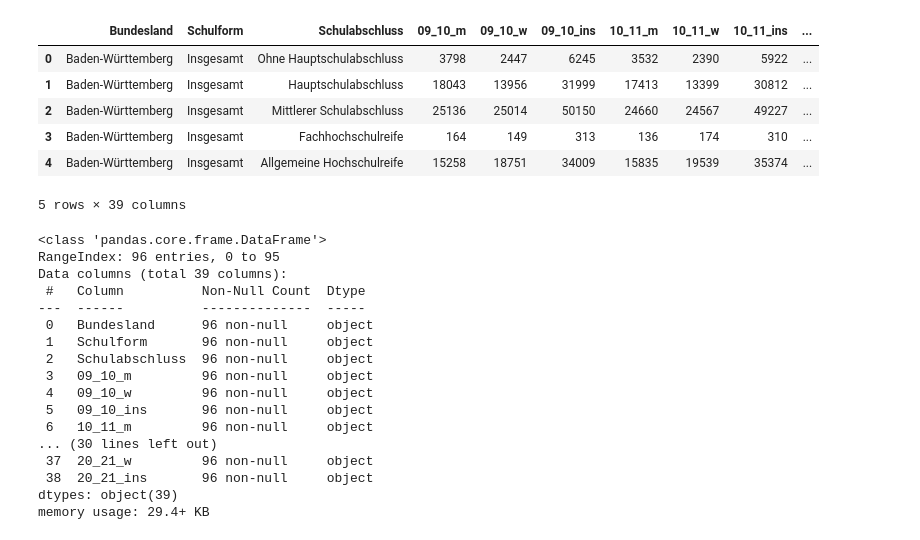
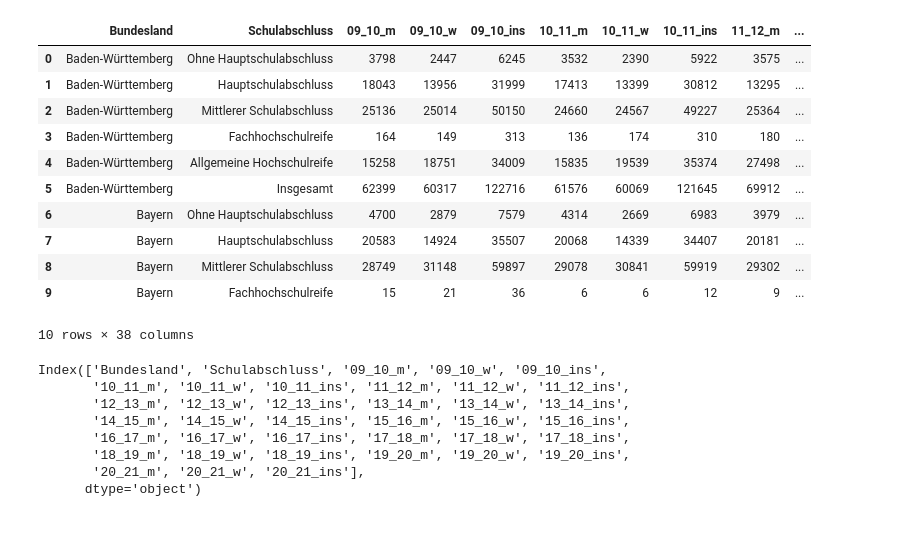
Before and after one commit to Stargazer-ger/capstone_project_hh_23_1, a Jupyter notebook: eda_schulform_gender.ipynb, the cells around one changed output. Saved outputs shown, nothing was run; the diff lists cells and outputs as text; code cells hidden in the pictures.

```diff
--- a/eda_schulform_gender.ipynb
+++ b/eda_schulform_gender.ipynb
@@ -5,30 +1,41 @@ df = pd.read_csv("./data/graduation_gender_insgesamt.csv", delimiter=";")
+# %%
+import pandas as pd
+
+df = pd.read_csv("./data/graduation_gender_insgesamt.csv", delimiter=";")
+
+# drop column 'Schulform' because it does not hold any import information and has the same value in each row.
+df2 = df.drop(columns='Schulform')
+
+# replace values '-' with 0. For now, the dataframe does not show any null-values, because the dataset has '-' as null-values.
+df3 = df2.replace(to_replace='-', value=0)
+
+# change values from object to integer
+df3.iloc[:, 2:38] = df3.iloc[:, 2:38].astype(int)
+
+df = df3
 # %%
-df.head()
+df.head(10)
 # %% [output]
-|  | Bundesland | Schulform | Schulabschluss | 09_10_m | 09_10_w | 09_10_ins | 10_11_m | 10_11_w | 10_11_ins | ... |
-| 0 | Baden-Württemberg | Insgesamt | Ohne Hauptschulabschluss | 3798 | 2447 | 6245 | 3532 | 2390 | 5922 | ... |
-| 1 | Baden-Württemberg | Insgesamt | Hauptschulabschluss | 18043 | 13956 | 31999 | 17413 | 13399 | 30812 | ... |
-| 2 | Baden-Württemberg | Insgesamt | Mittlerer Schulabschluss | 25136 | 25014 | 50150 | 24660 | 24567 | 49227 | ... |
-| 3 | Baden-Württemberg | Insgesamt | Fachhochschulreife | 164 | 149 | 313 | 136 | 174 | 310 | ... |
-| 4 | Baden-Württemberg | Insgesamt | Allgemeine Hochschulreife | 15258 | 18751 | 34009 | 15835 | 19539 | 35374 | ... |
+|  | Bundesland | Schulabschluss | 09_10_m | 09_10_w | 09_10_ins | 10_11_m | 10_11_w | 10_11_ins | 11_12_m | ... |
+| 0 | Baden-Württemberg | Ohne Hauptschulabschluss | 3798 | 2447 | 6245 | 3532 | 2390 | 5922 | 3575 | ... |
+| 1 | Baden-Württemberg | Hauptschulabschluss | 18043 | 13956 | 31999 | 17413 | 13399 | 30812 | 13295 | ... |
+| 2 | Baden-Württemberg | Mittlerer Schulabschluss | 25136 | 25014 | 50150 | 24660 | 24567 | 49227 | 25364 | ... |
+| 3 | Baden-Württemberg | Fachhochschulreife | 164 | 149 | 313 | 136 | 174 | 310 | 180 | ... |
+| 4 | Baden-Württemberg | Allgemeine Hochschulreife | 15258 | 18751 | 34009 | 15835 | 19539 | 35374 | 27498 | ... |
+| 5 | Baden-Württemberg | Insgesamt | 62399 | 60317 | 122716 | 61576 | 60069 | 121645 | 69912 | ... |
+| 6 | Bayern | Ohne Hauptschulabschluss | 4700 | 2879 | 7579 | 4314 | 2669 | 6983 | 3979 | ... |
+| 7 | Bayern | Hauptschulabschluss | 20583 | 14924 | 35507 | 20068 | 14339 | 34407 | 20181 | ... |
+| 8 | Bayern | Mittlerer Schulabschluss | 28749 | 31148 | 59897 | 29078 | 30841 | 59919 | 29302 | ... |
+| 9 | Bayern | Fachhochschulreife | 15 | 21 | 36 | 6 | 6 | 12 | 9 | ... |
-5 rows × 39 columns
+10 rows × 38 columns
 # %%
-df.info()
+df.columns
 # %% [output]
-<class 'pandas.core.frame.DataFrame'>
-RangeIndex: 96 entries, 0 to 95
-Data columns (total 39 columns):
- #   Column          Non-Null Count  Dtype
----  ------          --------------  -----
- 0   Bundesland      96 non-null     object
- 1   Schulform       96 non-null     object
- 2   Schulabschluss  96 non-null     object
- 3   09_10_m         96 non-null     object
- 4   09_10_w         96 non-null     object
- 5   09_10_ins       96 non-null     object
- 6   10_11_m         96 non-null     object
-... (30 lines left out)
- 37  20_21_w         96 non-null     object
- 38  20_21_ins       96 non-null     object
-dtypes: object(39)
-memory usage: 29.4+ KB
+Index(['Bundesland', 'Schulabschluss', '09_10_m', '09_10_w', '09_10_ins',
+       '10_11_m', '10_11_w', '10_11_ins', '11_12_m', '11_12_w', '11_12_ins',
+       '12_13_m', '12_13_w', '12_13_ins', '13_14_m', '13_14_w', '13_14_ins',
+       '14_15_m', '14_15_w', '14_15_ins', '15_16_m', '15_16_w', '15_16_ins',
+       '16_17_m', '16_17_w', '16_17_ins', '17_18_m', '17_18_w', '17_18_ins',
+       '18_19_m', '18_19_w', '18_19_ins', '19_20_m', '19_20_w', '19_20_ins',
+       '20_21_m', '20_21_w', '20_21_ins'],
+      dtype='object')
```
Also changed, not shown: parts of 9 cells of this notebook.
